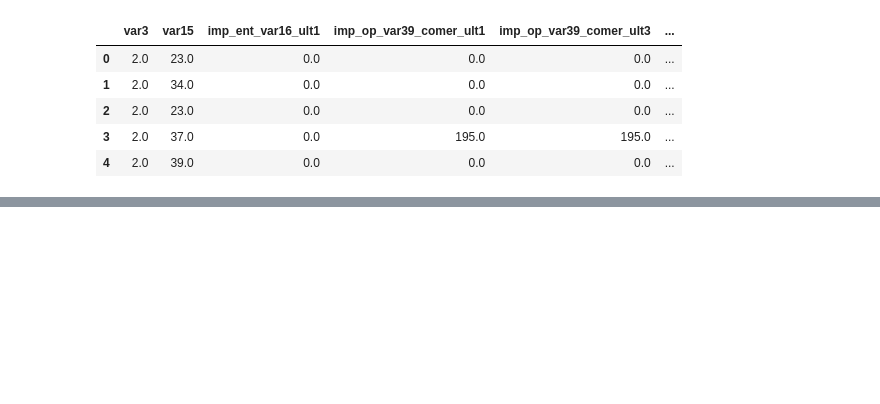
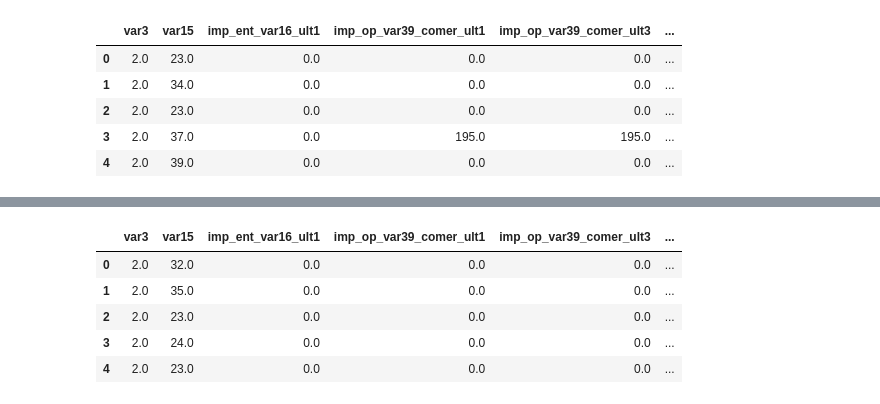
Before and after one commit to Daniell-Dantas/santander-customer-satisfaction-kaggle, a Jupyter notebook: dl-proj1-santander.ipynb, the cells around one changed output, grey strips where cells are left out. Drawn from its saved outputs; the diff is of its cells as text; code cells hidden in the pictures; blank space fills up the shorter version.

```diff
--- a/dl-proj1-santander.ipynb
+++ b/dl-proj1-santander.ipynb
@@ -294,6 +277,16 @@ test.head()
 # %%
 X_test = test.copy()
 X_test.drop(labels=['ID'], axis=1, inplace = True)
-print(X_test.columns.get_loc("var36"))
-print(X_test.columns.get_loc("var15"))
+X2_test=X_test.columns[sel.get_support()].copy()
+
+# we can then drop these columns from the train and test sets
+X_test = sel.transform(X_test)
+X_test=pd.DataFrame(X_test,columns=X2_test) # Retorna com os labels e o formato de Dataframe
 X_test.head()
+# %% [output]
+|  | var3 | var15 | imp_ent_var16_ult1 | imp_op_var39_comer_ult1 | imp_op_var39_comer_ult3 | ... |
+| 0 | 2.0 | 32.0 | 0.0 | 0.0 | 0.0 | ... |
+| 1 | 2.0 | 35.0 | 0.0 | 0.0 | 0.0 | ... |
+| 2 | 2.0 | 23.0 | 0.0 | 0.0 | 0.0 | ... |
+| 3 | 2.0 | 24.0 | 0.0 | 0.0 | 0.0 | ... |
+| 4 | 2.0 | 23.0 | 0.0 | 0.0 | 0.0 | ... |
```
Also changed, not shown: parts of 22 cells of this notebook.
